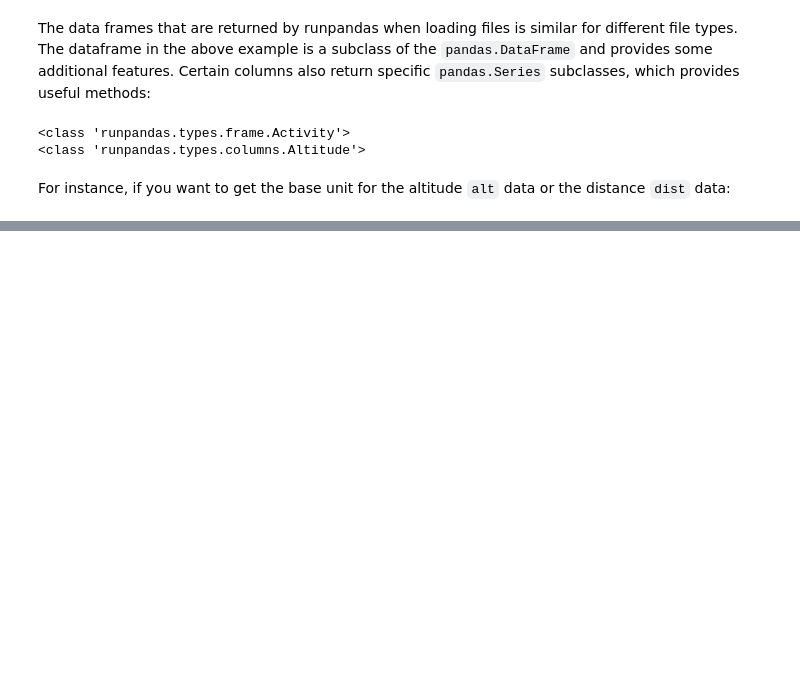
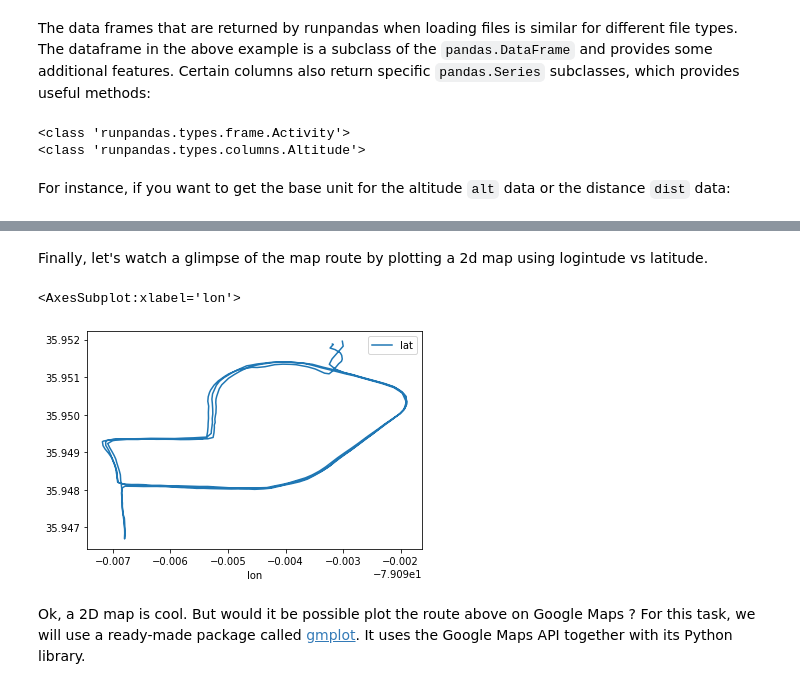
Before and after one commit to corriporai/runpandas, a Jupyter notebook: examples/overview.ipynb, the cells around one changed output, grey strips where cells are left out. Drawn from its saved outputs; the diff is of its cells as text; code cells hidden in the pictures; blank space fills up the shorter version.

```diff
--- a/examples/overview.ipynb
+++ b/examples/overview.ipynb
@@ -47,0 +72,9 @@ activity.dist[-1]
+# %% [markdown]
+Finally, let's watch a  glimpse of the map route by plotting a 2d map using logintude vs latitude.
+# %%
+activity.plot(x='lon', y='lat')
+# %% [output]
+<AxesSubplot:xlabel='lon'>
+[figure, added]
+# %% [markdown]
+Ok, a 2D map is cool. But would it be possible plot the route above on Google Maps ?   For this task, we will use a ready-made package called [gmplot](https://github.com/gmplot/gmplot). It uses the Google Maps API together with its Python library.
```
Also changed, not shown: parts of 11 cells of this notebook, 3 other files.
